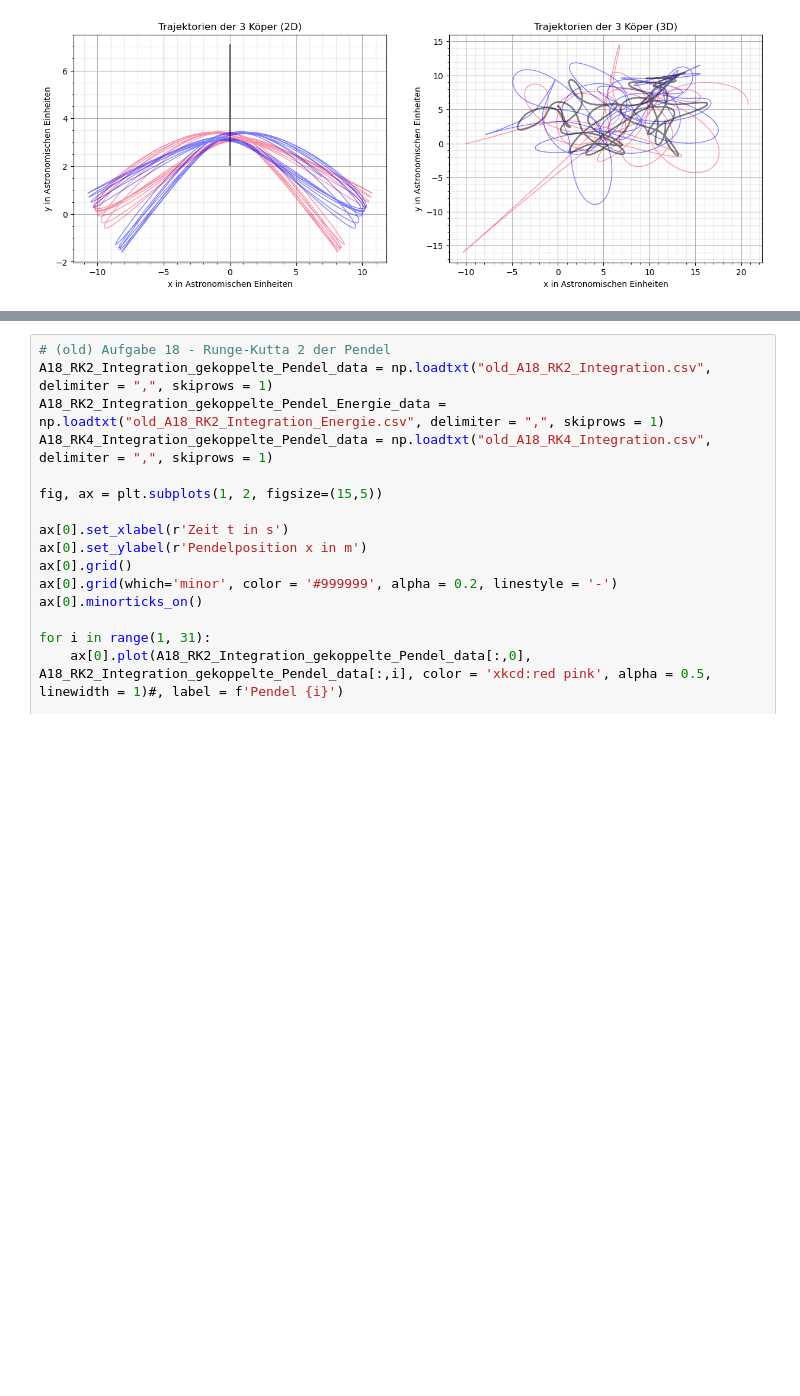
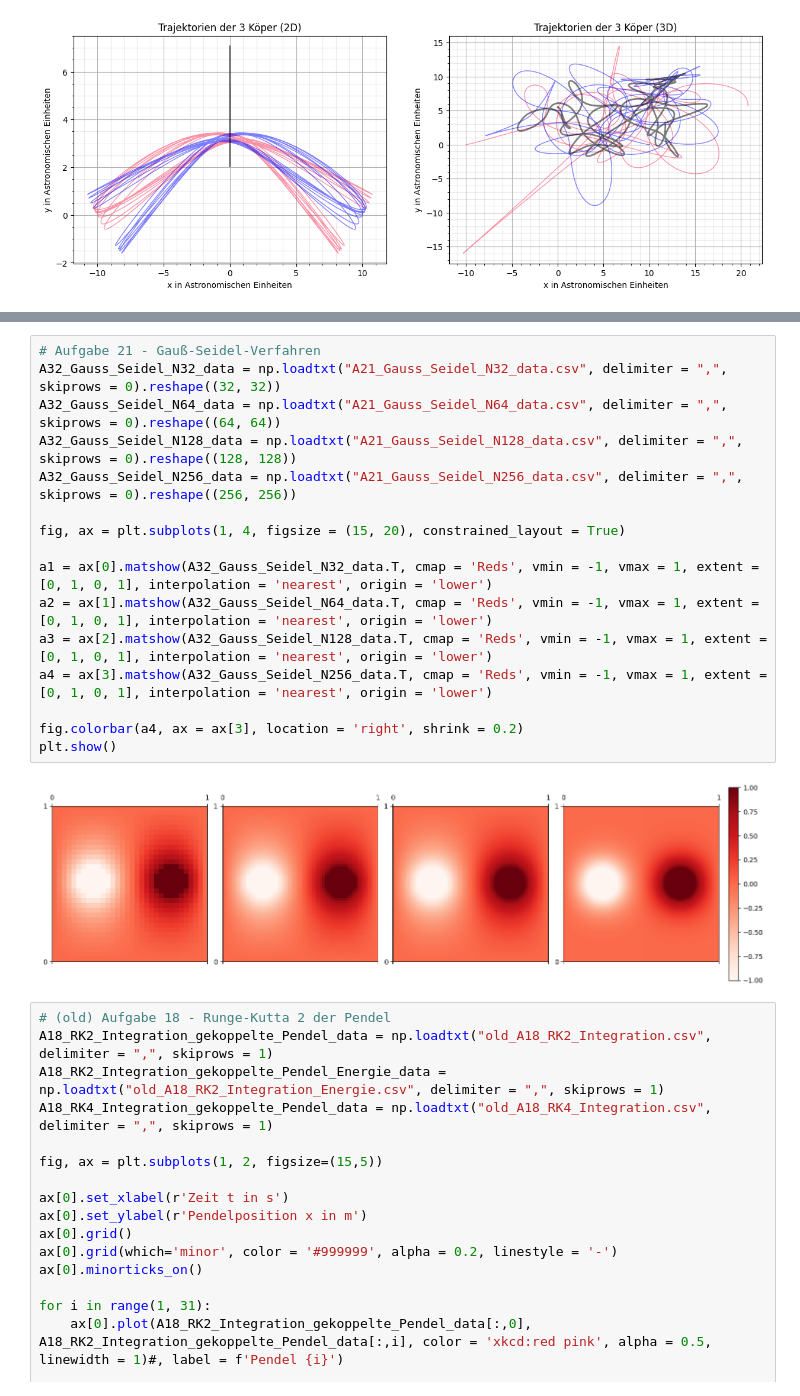
Before and after one commit to CVC97/CWR-2023-FFA, a Jupyter notebook: data/data_visualization.ipynb, the cells around one changed output, grey strips where cells are left out. Cells and saved outputs as stored; diff of their text form; blank space fills up the shorter version.

Commit message:
Gauss-Seidel passt.

```diff
--- a/data/data_visualization.ipynb
+++ b/data/data_visualization.ipynb
@@ -587,3 +587,21 @@ plt.show()
+# %%
+# Aufgabe 21 - Gauß-Seidel-Verfahren
+A32_Gauss_Seidel_N32_data = np.loadtxt("A21_Gauss_Seidel_N32_data.csv", delimiter = ",", skiprows = 0).reshape((32, 32))
+A32_Gauss_Seidel_N64_data = np.loadtxt("A21_Gauss_Seidel_N64_data.csv", delimiter = ",", skiprows = 0).reshape((64, 64))
+A32_Gauss_Seidel_N128_data = np.loadtxt("A21_Gauss_Seidel_N128_data.csv", delimiter = ",", skiprows = 0).reshape((128, 128))
+A32_Gauss_Seidel_N256_data = np.loadtxt("A21_Gauss_Seidel_N256_data.csv", delimiter = ",", skiprows = 0).reshape((256, 256))
+
+fig, ax = plt.subplots(1, 4, figsize = (15, 20), constrained_layout = True)
+
+a1 = ax[0].matshow(A32_Gauss_Seidel_N32_data.T, cmap = 'Reds', vmin = -1, vmax = 1, extent = [0, 1, 0, 1], interpolation = 'nearest', origin = 'lower')
+a2 = ax[1].matshow(A32_Gauss_Seidel_N64_data.T, cmap = 'Reds', vmin = -1, vmax = 1, extent = [0, 1, 0, 1], interpolation = 'nearest', origin = 'lower')
+a3 = ax[2].matshow(A32_Gauss_Seidel_N128_data.T, cmap = 'Reds', vmin = -1, vmax = 1, extent = [0, 1, 0, 1], interpolation = 'nearest', origin = 'lower')
+a4 = ax[3].matshow(A32_Gauss_Seidel_N256_data.T, cmap = 'Reds', vmin = -1, vmax = 1, extent = [0, 1, 0, 1], interpolation = 'nearest', origin = 'lower')
+
+fig.colorbar(a4, ax = ax[3], location = 'right', shrink = 0.2)
+plt.show()
+# %% [output]
+[figure, added]
 # %%
 # (old) Aufgabe 18 - Runge-Kutta 2 der Pendel
 A18_RK2_Integration_gekoppelte_Pendel_data = np.loadtxt("old_A18_RK2_Integration.csv", delimiter = ",", skiprows = 1)
```
Also changed, not shown: parts of 1 cell of this notebook, 1 other file.
